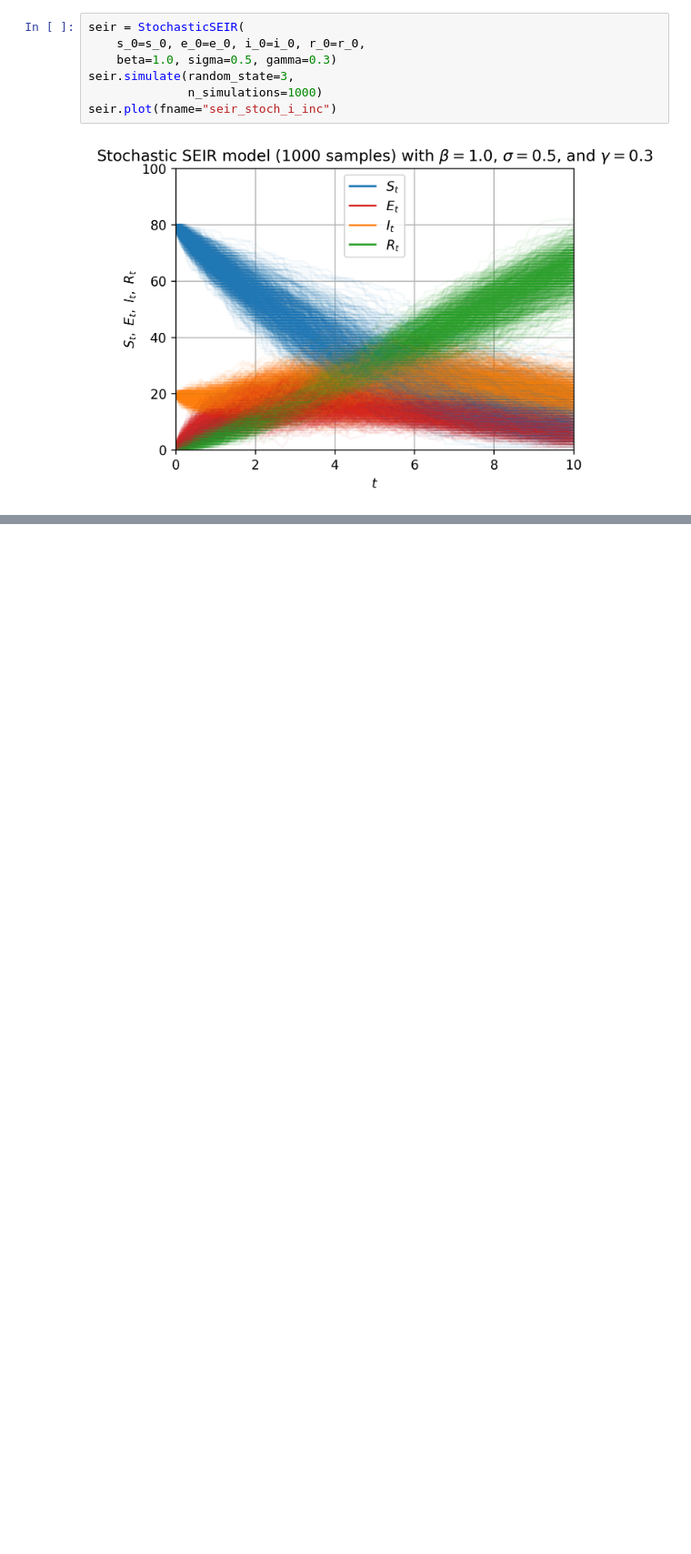
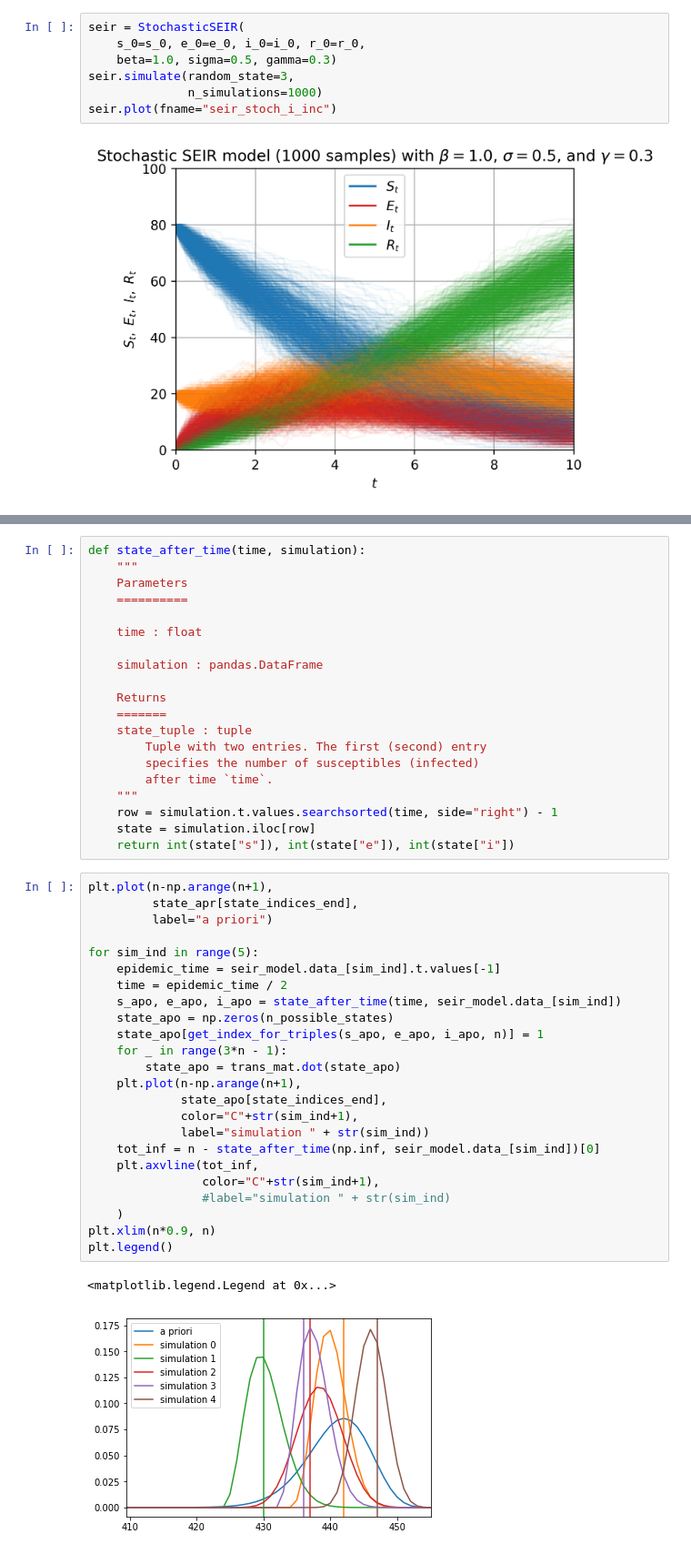
Before and after one commit to yogabonito/seir_hawkes, a Jupyter notebook: notebooks/3_5_seir_stoch.ipynb, the cells around one changed output, grey strips where cells are left out. Shown at 91% size. Cells and saved outputs as stored; diff of their text form; blank space fills up the shorter version.

```diff
--- a/notebooks/3_5_seir_stoch.ipynb
+++ b/notebooks/3_5_seir_stoch.ipynb
@@ -43,0 +107,47 @@ seir.plot(fname="seir_stoch_i_inc")
+# %%
+def state_after_time(time, simulation):
+    """
+    Parameters
+    ==========
+
+    time : float
+
+    simulation : pandas.DataFrame
+
+    Returns
+    =======
+    state_tuple : tuple
+        Tuple with two entries. The first (second) entry
+        specifies the number of susceptibles (infected)
+        after time `time`.
+    """
+    row = simulation.t.values.searchsorted(time, side="right") - 1
+    state = simulation.iloc[row]
+    return int(state["s"]), int(state["e"]), int(state["i"])
+# %%
+plt.plot(n-np.arange(n+1),
+         state_apr[state_indices_end],
+         label="a priori")
+
+for sim_ind in range(5):
+    epidemic_time = seir_model.data_[sim_ind].t.values[-1]
+    time = epidemic_time / 2
+    s_apo, e_apo, i_apo = state_after_time(time, seir_model.data_[sim_ind])
+    state_apo = np.zeros(n_possible_states)
+    state_apo[get_index_for_triples(s_apo, e_apo, i_apo, n)] = 1
+    for _ in range(3*n - 1):
+        state_apo = trans_mat.dot(state_apo)
+    plt.plot(n-np.arange(n+1),
+             state_apo[state_indices_end],
+             color="C"+str(sim_ind+1),
+             label="simulation " + str(sim_ind))
+    tot_inf = n - state_after_time(np.inf, seir_model.data_[sim_ind])[0]
+    plt.axvline(tot_inf,
+                color="C"+str(sim_ind+1),
+                #label="simulation " + str(sim_ind)
+    )
+plt.xlim(n*0.9, n)
+plt.legend()
+# %% [output]
+<matplotlib.legend.Legend at 0x...>
+[figure, added]
```
Also changed, not shown: parts of 10 cells of this notebook.
